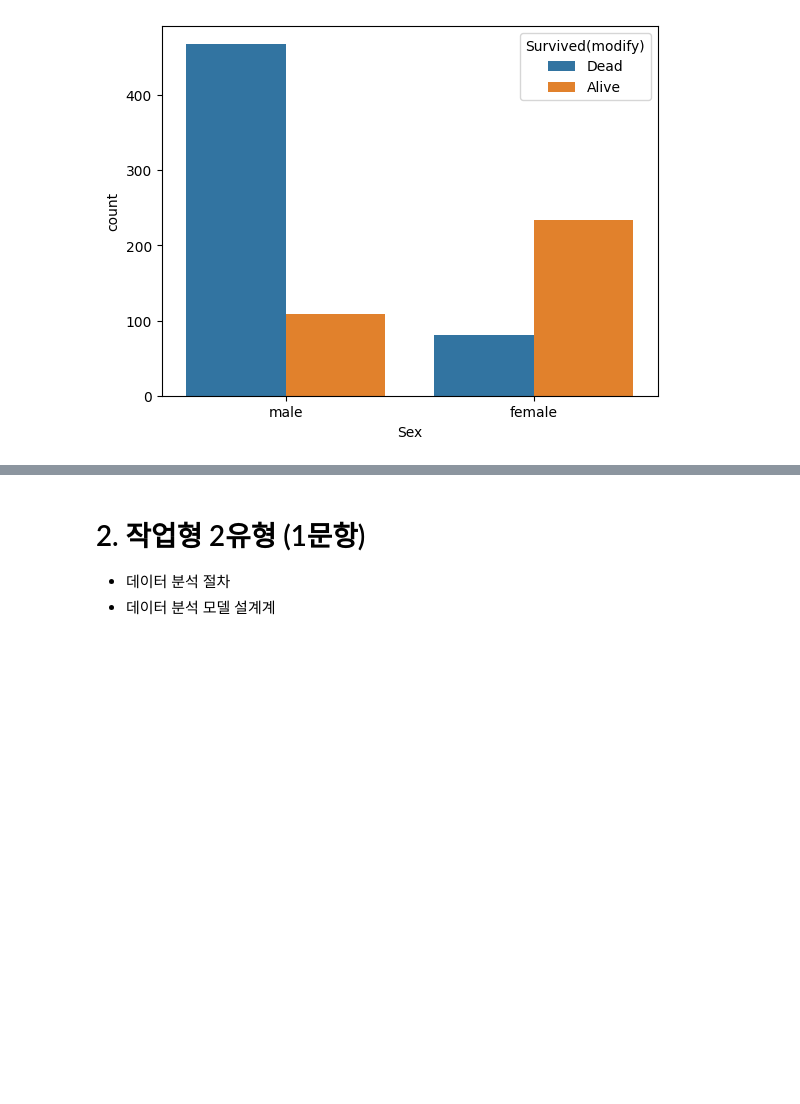
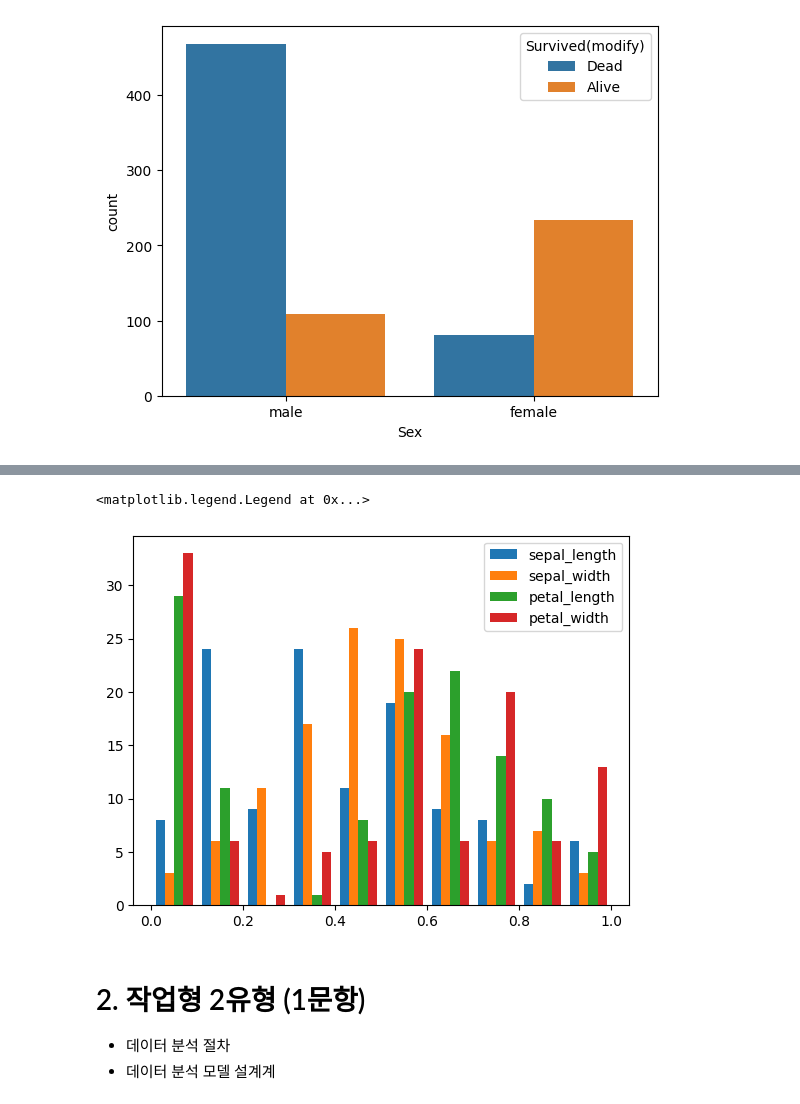
Before and after one commit to yangjung-woo/Bigdata, a Jupyter notebook: all_in_one.ipynb, the cells around one changed output, grey strips where cells are left out. Drawn from its saved outputs; the diff is of its cells as text; code cells hidden in the pictures; blank space fills up the shorter version.

```diff
--- a/all_in_one.ipynb
+++ b/all_in_one.ipynb
@@ -41,0 +209,20 @@ sns.countplot(data=df, x='Sex', hue='Survived(modify)')
+# %%
+# 데이터 표준화 (Minmax Scaler 최대 최소분포화 )
+from sklearn.preprocessing import MinMaxScaler
+from sklearn.model_selection import train_test_split
+df_iris = pd.read_csv('https://raw.githubusercontent.com/JEunJin/Bigdata_python/master/bigdata_csvfile/iris.csv')
+
+# 데이터 분할
+target = 'species'
+x = df_iris.drop(columns=target)
+y = df_iris[target]
+train_x , test_x , train_y , test_y = train_test_split(x,y,test_size=0.2,stratify=y)
+
+# 데이터 표준화
+scaler = MinMaxScaler()
+train_x = scaler.fit_transform(train_x)
+plt.hist(train_x)
+plt.legend(['sepal_length','sepal_width','petal_length','petal_width'])
+# %% [output]
+<matplotlib.legend.Legend at 0x...>
+[figure, added]
```
Also changed, not shown: parts of 17 cells of this notebook, 1 other file.
